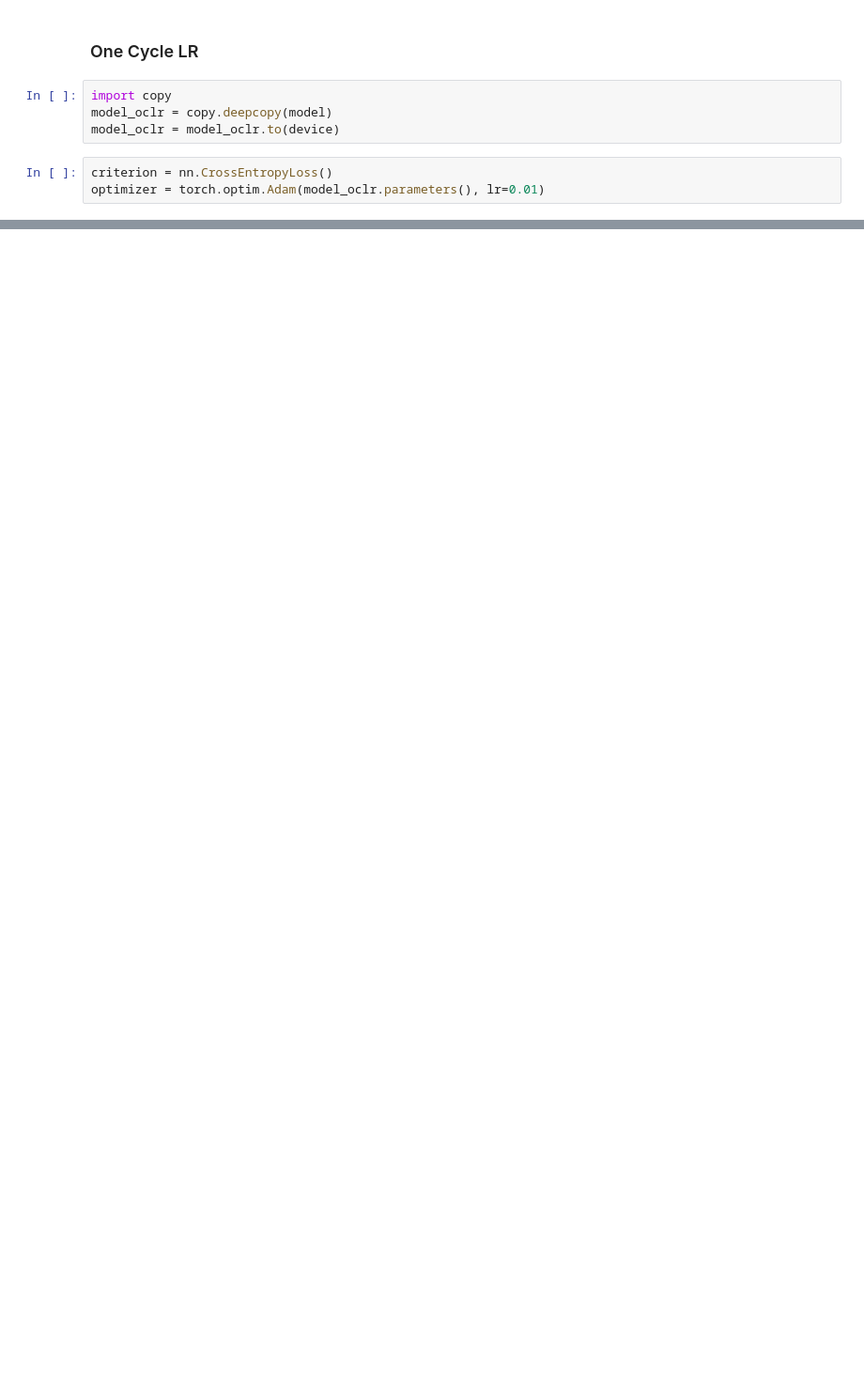
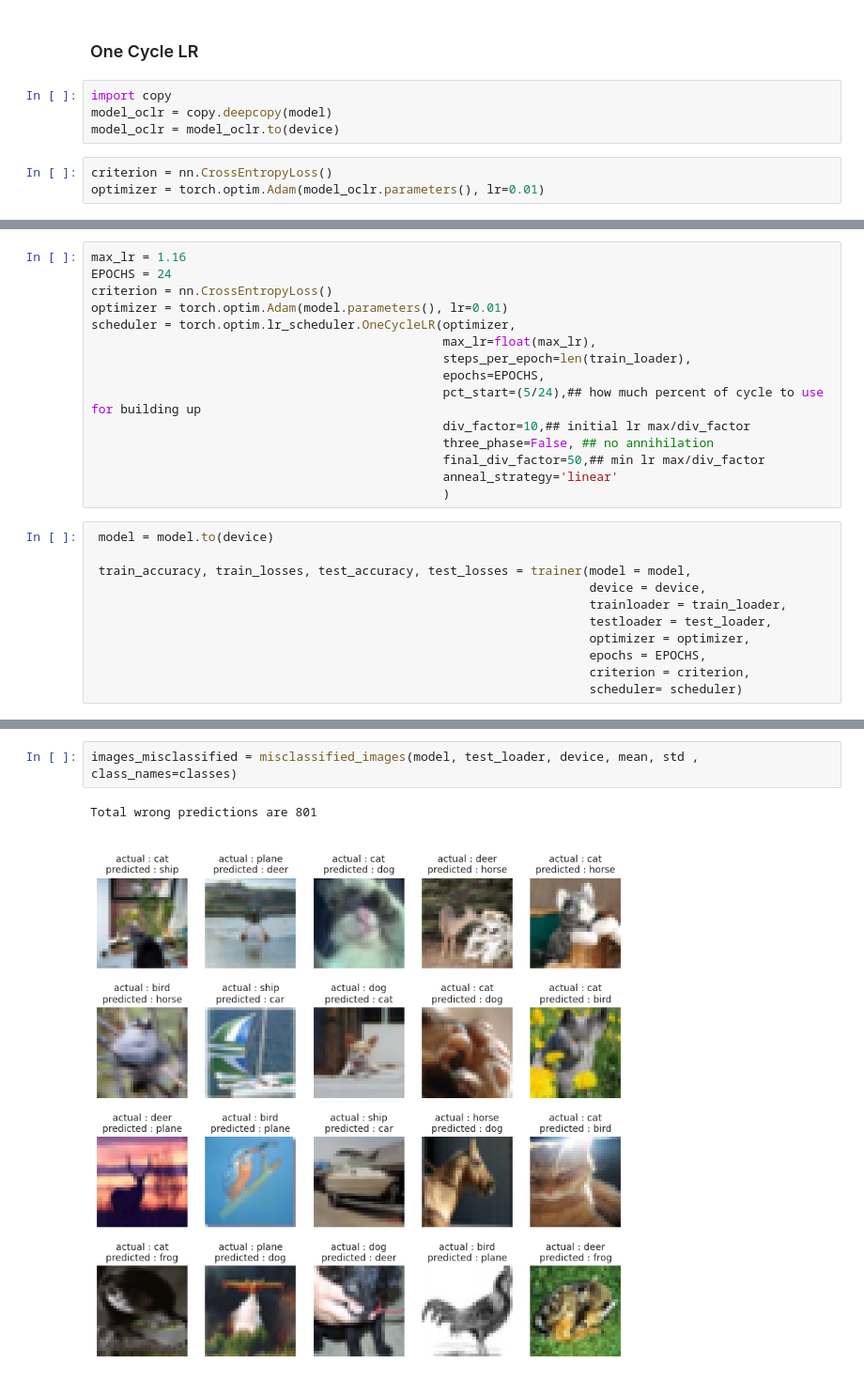
Before and after one commit to peeyushsinghal/ERA, a Jupyter notebook: s10/s10.ipynb, the cells around one changed output, grey strips where cells are left out. Shown: that part at 94% size. Drawn from its saved outputs; the diff is of its cells as text; blank space fills up the shorter version.

```diff
--- a/s10/s10.ipynb
+++ b/s10/s10.ipynb
@@ -314,0 +328,26 @@ Suggested LR: 1.25E+00
+# %%
+max_lr = 1.16
+EPOCHS = 24
+criterion = nn.CrossEntropyLoss()
+optimizer = torch.optim.Adam(model.parameters(), lr=0.01)
+scheduler = torch.optim.lr_scheduler.OneCycleLR(optimizer,
+                                                max_lr=float(max_lr),
+                                                steps_per_epoch=len(train_loader),
+                                                epochs=EPOCHS,
+                                                pct_start=(5/24),## how much percent of cycle to use for building up
+                                                div_factor=10,## initial lr max/div_factor
+                                                three_phase=False, ## no annihilation
+                                                final_div_factor=50,## min lr max/div_factor
+                                                anneal_strategy='linear'
+                                                )
+# %%
+ model = model.to(device)
+
+ train_accuracy, train_losses, test_accuracy, test_losses = trainer(model = model,
+                                                                    device = device,
+                                                                    trainloader = train_loader,
+                                                                    testloader = test_loader,
+                                                                    optimizer = optimizer,
+                                                                    epochs = EPOCHS,
+                                                                    criterion = criterion,
+                                                                    scheduler= scheduler)
@@ -314,0 +523,5 @@ Suggested LR: 1.25E+00
+# %%
+images_misclassified = misclassified_images(model, test_loader, device, mean, std , class_names=classes)
+# %% [output]
+Total wrong predictions are 801
+[figure, added]
```
Also changed, not shown: parts of 17 cells of this notebook.
